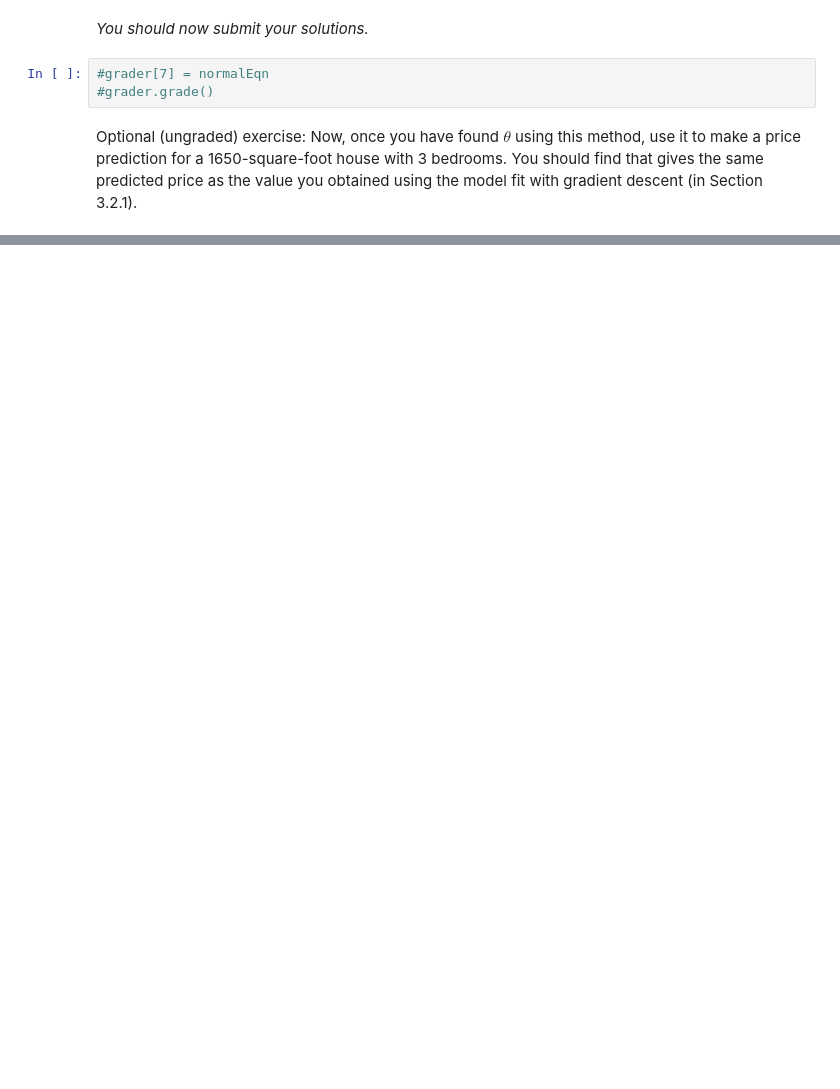
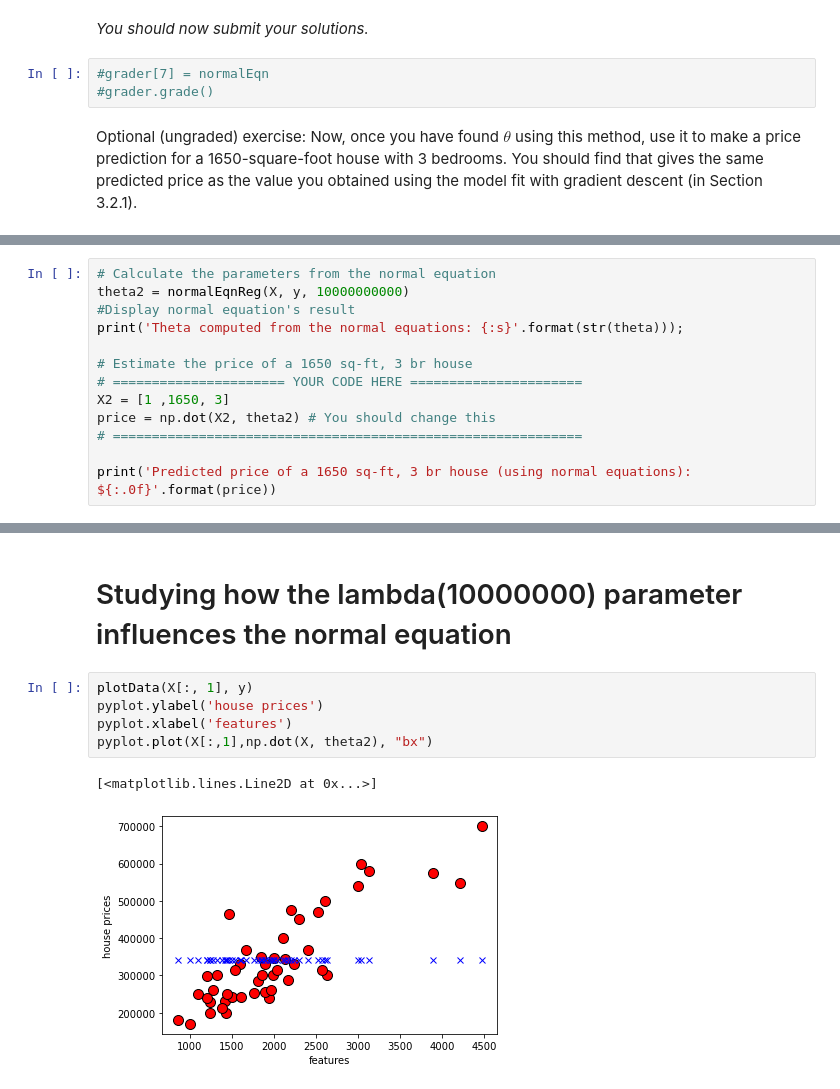
Before and after one commit to escobar-felipe/Curso_machine_learning, a Jupyter notebook: Exercise1/exercise1.ipynb, the cells around one changed output, grey strips where cells are left out. Cells and saved outputs as stored; diff of their text form; blank space fills up the shorter version.

```diff
--- a/Exercise1/exercise1.ipynb
+++ b/Exercise1/exercise1.ipynb
@@ -985,0 +1019,13 @@ numpy.float64
+# %%
+# Calculate the parameters from the normal equation
+theta2 = normalEqnReg(X, y, 10000000000)
+#Display normal equation's result
+print('Theta computed from the normal equations: {:s}'.format(str(theta)));
+
+# Estimate the price of a 1650 sq-ft, 3 br house
+# ====================== YOUR CODE HERE ======================
+X2 = [1 ,1650, 3]
+price = np.dot(X2, theta2) # You should change this
+# ============================================================
+
+print('Predicted price of a 1650 sq-ft, 3 br house (using normal equations): ${:.0f}'.format(price))
@@ -985,0 +1043,10 @@ numpy.float64
+# %% [markdown]
+# Studying how the lambda(10000000) parameter influences the normal equation
+# %%
+plotData(X[:, 1], y)
+pyplot.ylabel('house prices')
+pyplot.xlabel('features')
+pyplot.plot(X[:,1],np.dot(X, theta2), "bx")
+# %% [output]
+[<matplotlib.lines.Line2D at 0x...>]
+[figure, added]
```
Also changed, not shown: parts of 12 cells of this notebook, 1 other file.
